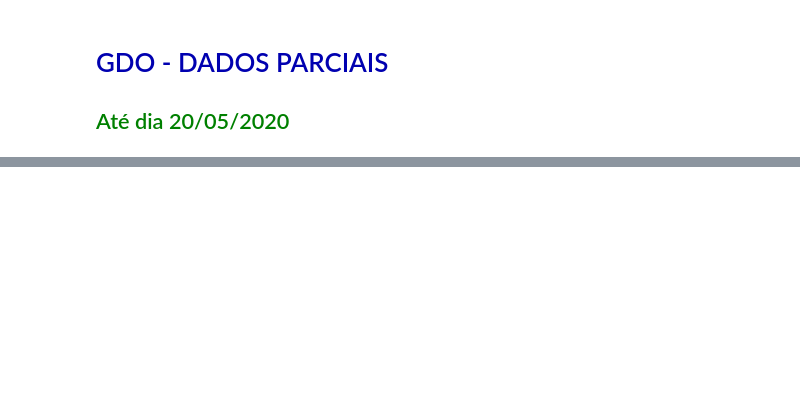
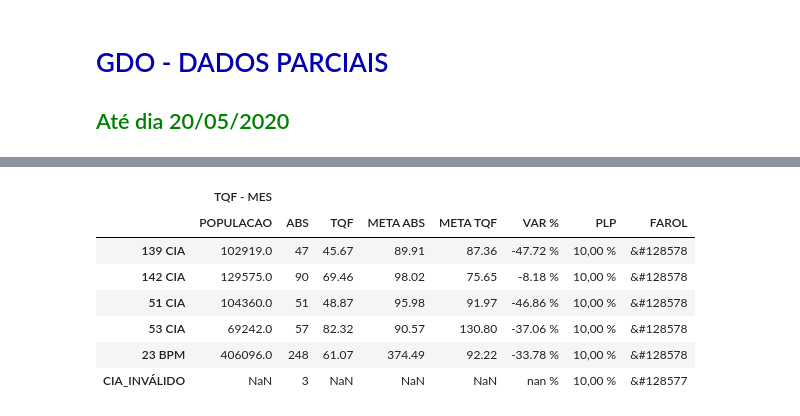
Before and after one commit to WENDEL4891/gdo-pandas, a Jupyter notebook: Dados do Armazém.ipynb, the cells around one changed output, grey strips where cells are left out. Cells and saved outputs as stored; diff of their text form; code cells hidden in the pictures; blank space fills up the shorter version.

```diff
--- a/Dados do Armazém.ipynb
+++ b/Dados do Armazém.ipynb
@@ -4,3 +20,14 @@
+# %%
+tables['tqf']['mes']
+# %% [output]
+|  | TQF - MES |  |  |  |  |  |  |  |
+|  | POPULACAO | ABS | TQF | META ABS | META TQF | VAR % | PLP | FAROL |
+| 139 CIA | 102919.0 | 47 | 45.67 | 89.91 | 87.36 | -47.72 % | 10,00 % | &#128578 |
+| 142 CIA | 129575.0 | 90 | 69.46 | 98.02 | 75.65 | -8.18 % | 10,00 % | &#128578 |
+| 51 CIA | 104360.0 | 51 | 48.87 | 95.98 | 91.97 | -46.86 % | 10,00 % | &#128578 |
+| 53 CIA | 69242.0 | 57 | 82.32 | 90.57 | 130.80 | -37.06 % | 10,00 % | &#128578 |
+| 23 BPM | 406096.0 | 248 | 61.07 | 374.49 | 92.22 | -33.78 % | 10,00 % | &#128578 |
+| CIA_INVÁLIDO | NaN | 3 | NaN | NaN | NaN | nan % | 10,00 % | &#128577 |
 # %%
 # teste = tables['tqf']['mes'].copy()
 inv = [cia for cia in teste.index if cia not in ('51 CIA', '53 CIA', '139 CIA', '142 CIA', '23 BPM')]
```
Also changed, not shown: parts of 3 cells of this notebook, 2 other files.
